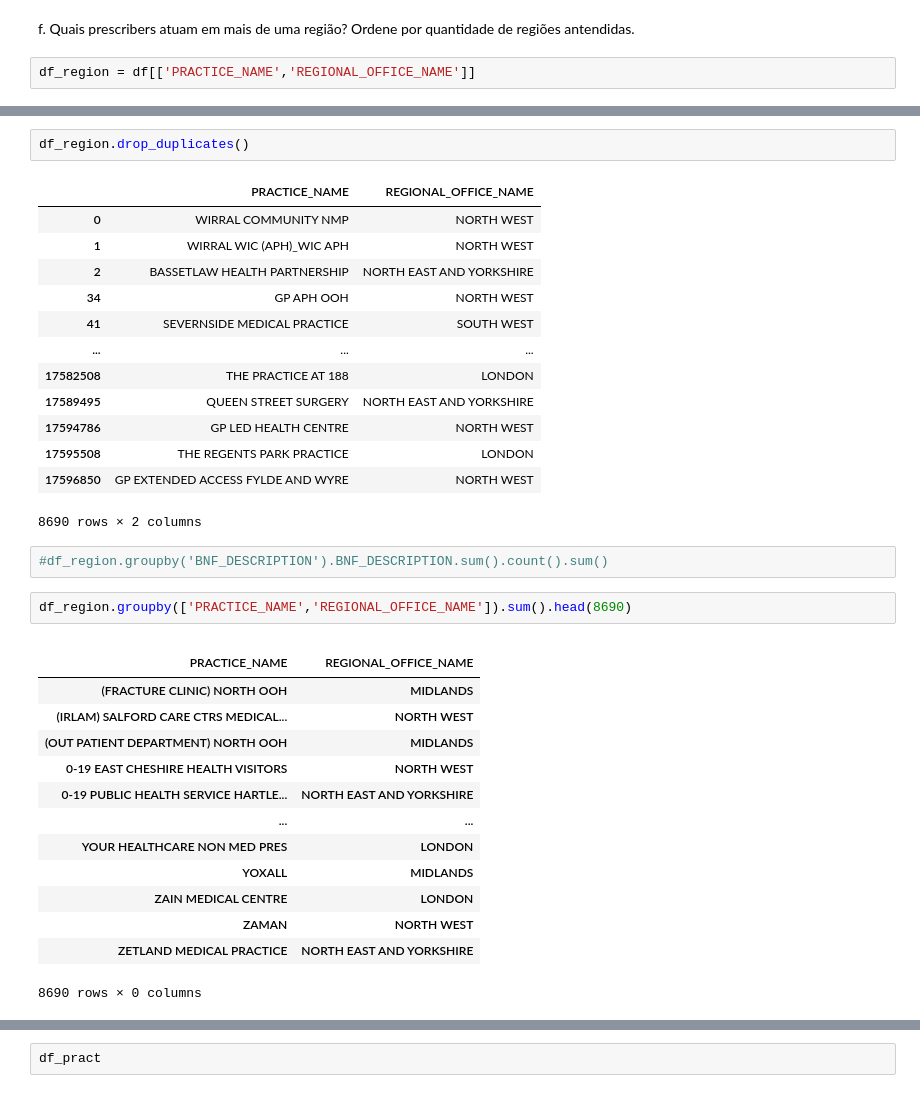
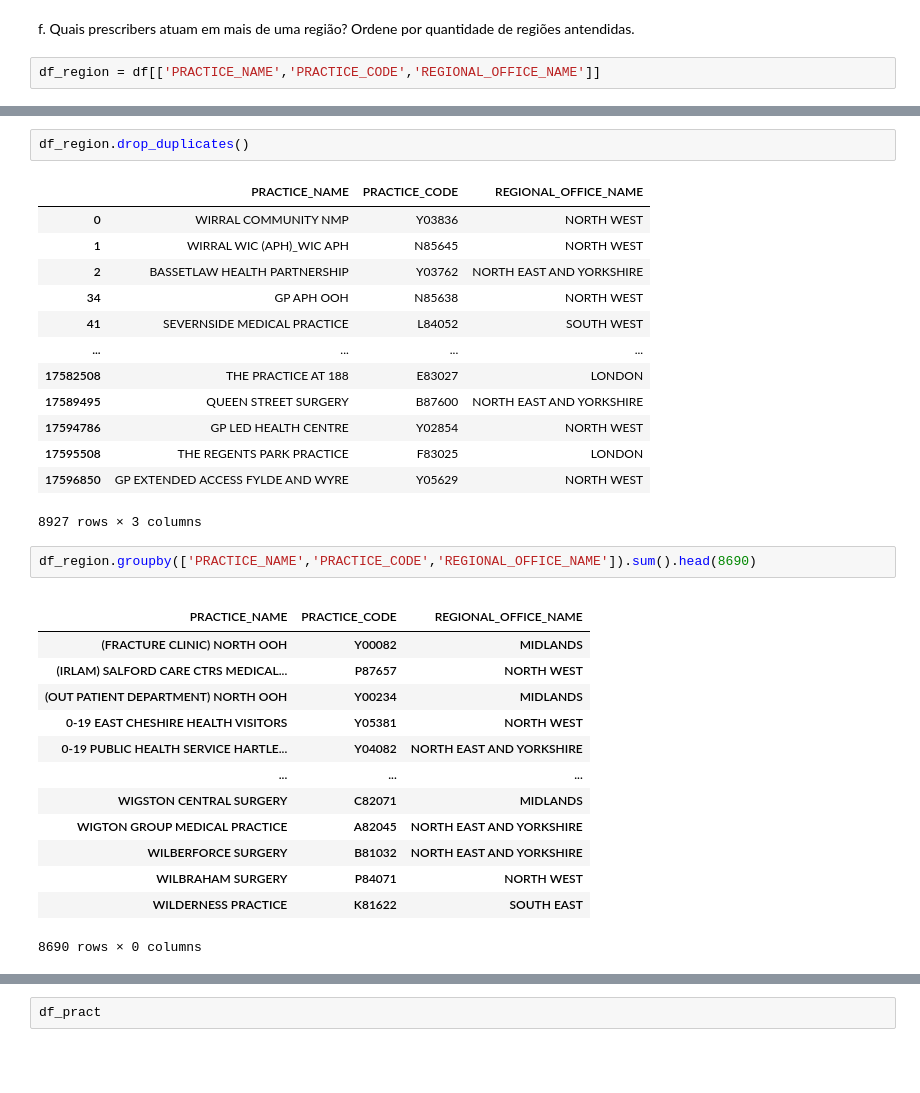
Before and after one commit to fullstackwd/Data_engineer, a Jupyter notebook: Data_engineer/data_engineer_part3.ipynb, the cells around one changed output, grey strips where cells are left out. Saved outputs shown, nothing was run; the diff lists cells and outputs as text; blank space fills up the shorter version.

```diff
--- a/Data_engineer/data_engineer_part3.ipynb
+++ b/Data_engineer/data_engineer_part3.ipynb
@@ -319,7 +319,7 @@ print(df_prescriptions.groupby('BNF_DESCRIPTION').BNF_DESCRIPTION.count().sum(),
 # %% [markdown]
 f.	Quais prescribers atuam em mais de uma região? Ordene por quantidade de regiões antendidas.
 # %%
-df_region = df[['PRACTICE_NAME','REGIONAL_OFFICE_NAME']]
+df_region = df[['PRACTICE_NAME','PRACTICE_CODE','REGIONAL_OFFICE_NAME']]
 # %%
 df_region
 # %% [output]
@@ -355,36 +355,34 @@ Length: 8690, dtype: int64
 # %%
 df_region.drop_duplicates()
 # %% [output]
-|  | PRACTICE_NAME | REGIONAL_OFFICE_NAME |
-| 0 | WIRRAL COMMUNITY NMP | NORTH WEST |
-| 1 | WIRRAL WIC (APH)_WIC APH | NORTH WEST |
-| 2 | BASSETLAW HEALTH PARTNERSHIP | NORTH EAST AND YORKSHIRE |
-| 34 | GP APH OOH | NORTH WEST |
-| 41 | SEVERNSIDE MEDICAL PRACTICE | SOUTH WEST |
-| ... | ... | ... |
-| 17582508 | THE PRACTICE AT 188 | LONDON |
-| 17589495 | QUEEN STREET SURGERY | NORTH EAST AND YORKSHIRE |
-| 17594786 | GP LED HEALTH CENTRE | NORTH WEST |
-| 17595508 | THE REGENTS PARK PRACTICE | LONDON |
-| 17596850 | GP EXTENDED ACCESS FYLDE AND WYRE | NORTH WEST |
+|  | PRACTICE_NAME | PRACTICE_CODE | REGIONAL_OFFICE_NAME |
+| 0 | WIRRAL COMMUNITY NMP | Y03836 | NORTH WEST |
+| 1 | WIRRAL WIC (APH)_WIC APH | N85645 | NORTH WEST |
+| 2 | BASSETLAW HEALTH PARTNERSHIP | Y03762 | NORTH EAST AND YORKSHIRE |
+| 34 | GP APH OOH | N85638 | NORTH WEST |
+| 41 | SEVERNSIDE MEDICAL PRACTICE | L84052 | SOUTH WEST |
+| ... | ... | ... | ... |
+| 17582508 | THE PRACTICE AT 188 | E83027 | LONDON |
+| 17589495 | QUEEN STREET SURGERY | B87600 | NORTH EAST AND YORKSHIRE |
+| 17594786 | GP LED HEALTH CENTRE | Y02854 | NORTH WEST |
+| 17595508 | THE REGENTS PARK PRACTICE | F83025 | LONDON |
+| 17596850 | GP EXTENDED ACCESS FYLDE AND WYRE | Y05629 | NORTH WEST |
-8690 rows × 2 columns
+8927 rows × 3 columns
-# %%
-#df_region.groupby('BNF_DESCRIPTION').BNF_DESCRIPTION.sum().count().sum()
 # %%
-df_region.groupby(['PRACTICE_NAME','REGIONAL_OFFICE_NAME']).sum().head(8690)
+df_region.groupby(['PRACTICE_NAME','PRACTICE_CODE','REGIONAL_OFFICE_NAME']).sum().head(8690)
 # %% [output]
-|  |  |
-| PRACTICE_NAME | REGIONAL_OFFICE_NAME |
-| (FRACTURE CLINIC) NORTH OOH | MIDLANDS |
-| (IRLAM) SALFORD CARE CTRS MEDICAL... | NORTH WEST |
-| (OUT PATIENT DEPARTMENT) NORTH OOH | MIDLANDS |
-| 0-19 EAST CHESHIRE HEALTH VISITORS | NORTH WEST |
-| 0-19 PUBLIC HEALTH SERVICE HARTLE... | NORTH EAST AND YORKSHIRE |
-| ... | ... |
-| YOUR HEALTHCARE NON MED PRES | LONDON |
-| YOXALL | MIDLANDS |
-| ZAIN MEDICAL CENTRE | LONDON |
-| ZAMAN | NORTH WEST |
-| ZETLAND MEDICAL PRACTICE | NORTH EAST AND YORKSHIRE |
+|  |  |  |
+| PRACTICE_NAME | PRACTICE_CODE | REGIONAL_OFFICE_NAME |
+| (FRACTURE CLINIC) NORTH OOH | Y00082 | MIDLANDS |
+| (IRLAM) SALFORD CARE CTRS MEDICAL... | P87657 | NORTH WEST |
+| (OUT PATIENT DEPARTMENT) NORTH OOH | Y00234 | MIDLANDS |
+| 0-19 EAST CHESHIRE HEALTH VISITORS | Y05381 | NORTH WEST |
+| 0-19 PUBLIC HEALTH SERVICE HARTLE... | Y04082 | NORTH EAST AND YORKSHIRE |
+| ... | ... | ... |
+| WIGSTON CENTRAL SURGERY | C82071 | MIDLANDS |
+| WIGTON GROUP MEDICAL PRACTICE | A82045 | NORTH EAST AND YORKSHIRE |
+| WILBERFORCE SURGERY | B81032 | NORTH EAST AND YORKSHIRE |
+| WILBRAHAM SURGERY | P84071 | NORTH WEST |
+| WILDERNESS PRACTICE | K81622 | SOUTH EAST |
 8690 rows × 0 columns
 # %%
```
Also changed, not shown: parts of 19 cells of this notebook.
